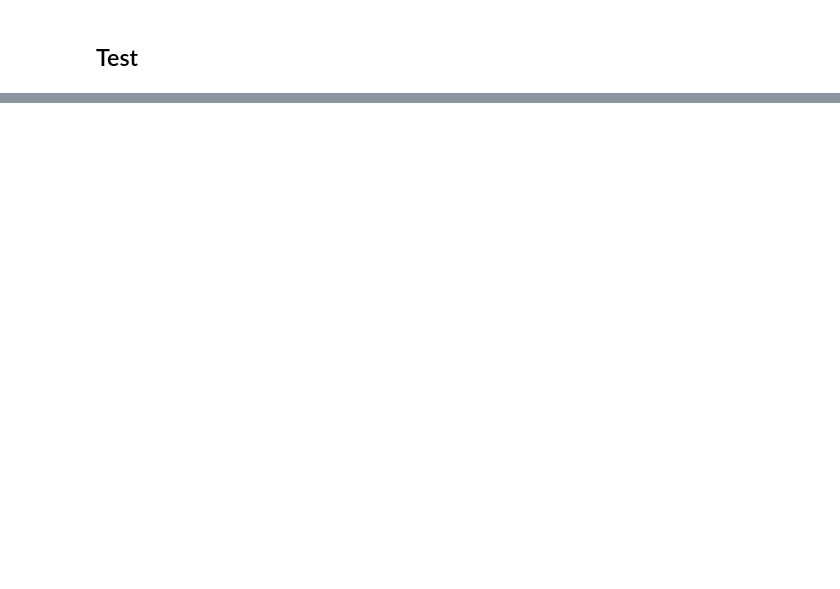
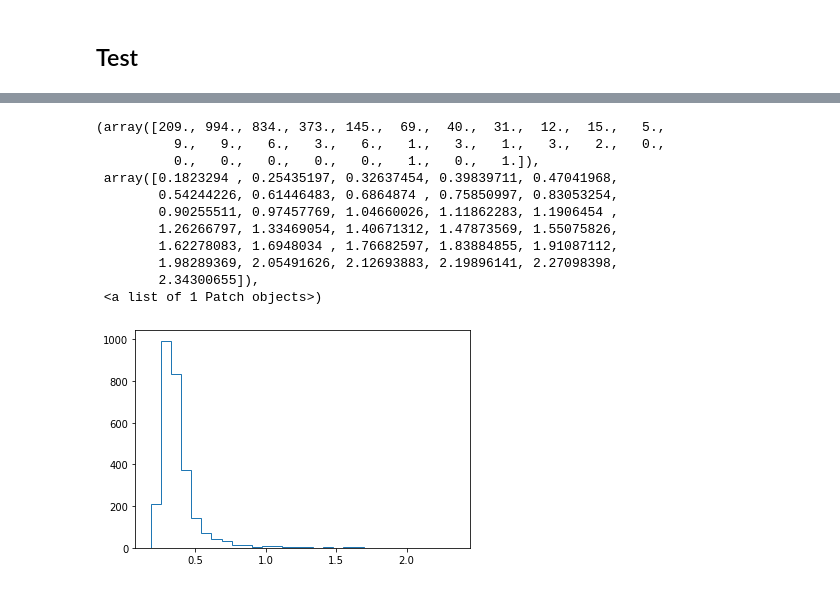
Before and after one commit to bovulpes/ML101, a Jupyter notebook: TRD/TRD.ipynb, the cells around one changed output, grey strips where cells are left out. Saved outputs shown, nothing was run; the diff lists cells and outputs as text; code cells hidden in the pictures; blank space fills up the shorter version.

```diff
--- a/TRD/TRD.ipynb
+++ b/TRD/TRD.ipynb
@@ -246,0 +331,16 @@ Accuracy calculated on test sample with DT :  0.7401574803149606
+# %%
+regr_lin_val_pio = regr_lin.predict(X_pio_validation)
+pyplot.hist(regr_lin_val_pio, density=False, bins=30, log=False, histtype='step')
+# %% [output]
+(array([209., 994., 834., 373., 145.,  69.,  40.,  31.,  12.,  15.,   5.,
+          9.,   9.,   6.,   3.,   6.,   1.,   3.,   1.,   3.,   2.,   0.,
+          0.,   0.,   0.,   0.,   0.,   1.,   0.,   1.]),
+ array([0.1823294 , 0.25435197, 0.32637454, 0.39839711, 0.47041968,
+        0.54244226, 0.61446483, 0.6864874 , 0.75850997, 0.83053254,
+        0.90255511, 0.97457769, 1.04660026, 1.11862283, 1.1906454 ,
+        1.26266797, 1.33469054, 1.40671312, 1.47873569, 1.55075826,
+        1.62278083, 1.6948034 , 1.76682597, 1.83884855, 1.91087112,
+        1.98289369, 2.05491626, 2.12693883, 2.19896141, 2.27098398,
+        2.34300655]),
+ <a list of 1 Patch objects>)
+[figure, added]
```
Also changed, not shown: parts of 38 cells of this notebook.
